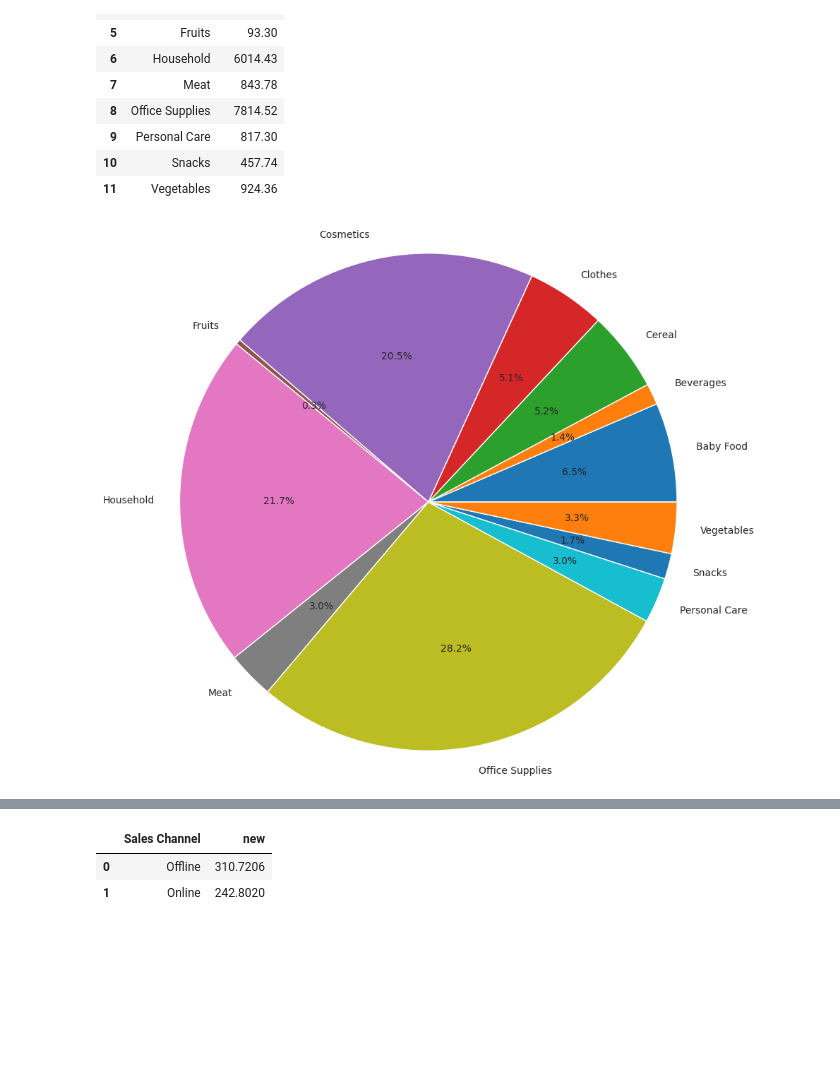
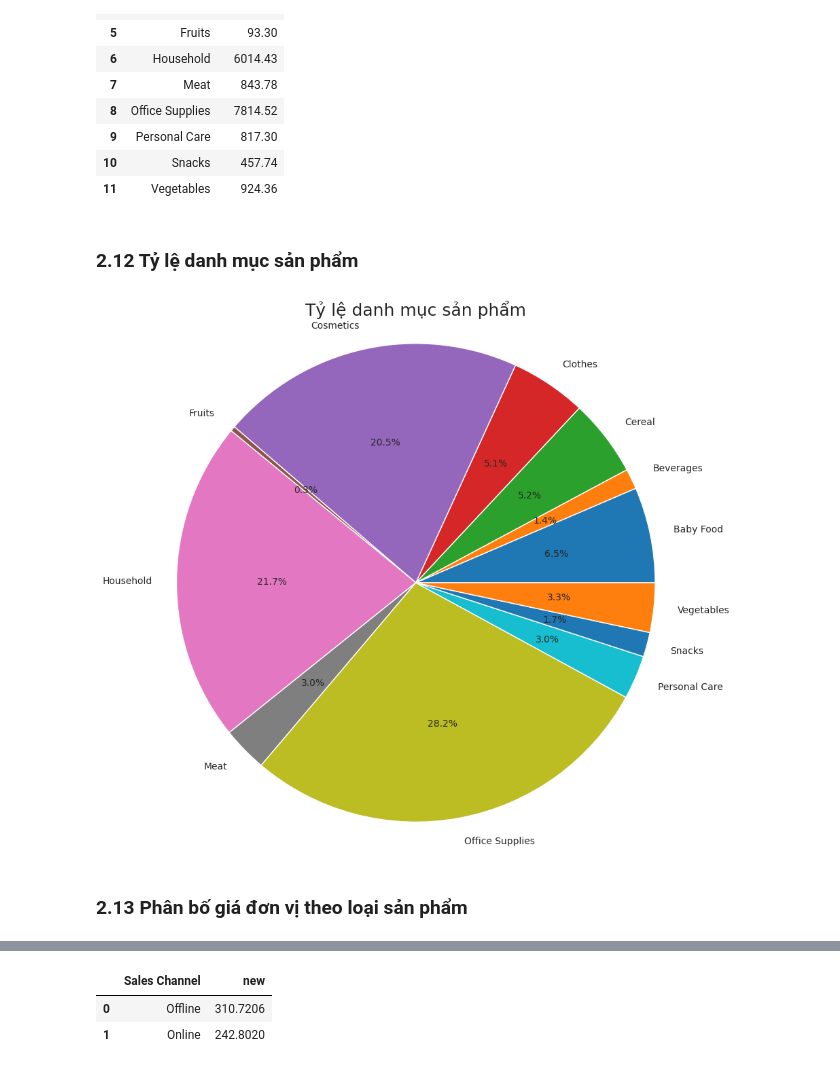
Before and after one commit to KhanhChinh12/BigData_Group6, a Jupyter notebook: Amazon_Sales_Big_Data_(N04)_Group_6.ipynb, the cells around one changed output, grey strips where cells are left out. Saved outputs shown, nothing was run; the diff lists cells and outputs as text; code cells hidden in the pictures; blank space fills up the shorter version.

```diff
--- a/Amazon_Sales_Big_Data_(N04)_Group_6.ipynb
+++ b/Amazon_Sales_Big_Data_(N04)_Group_6.ipynb
@@ -560,16 +598,21 @@ unit_price_and_item_type_distribution
 | 9 | Personal Care | 817.30 |
 | 10 | Snacks | 457.74 |
 | 11 | Vegetables | 924.36 |
+# %% [markdown]
+### 2.12 Tỷ lệ danh mục sản phẩm
 # %%
 plt.figure(figsize=(10, 10))
 
 plt.pie(x=unit_price_and_item_type_distribution['Unit Price'], labels=unit_price_and_item_type_distribution['Item Type'],
         autopct='%1.1f%%')
 
+plt.title('Tỷ lệ danh mục sản phẩm', fontsize=18)
 plt.axis('equal')
 plt.show()
 # %% [output]
-[figure, old version]
+[figure, new version]
+# %% [markdown]
+### 2.13 Phân bố giá đơn vị theo loại sản phẩm
 # %%
 plt.figure(figsize=(10, 10))
 
```
Also changed, not shown: parts of 37 cells of this notebook.
